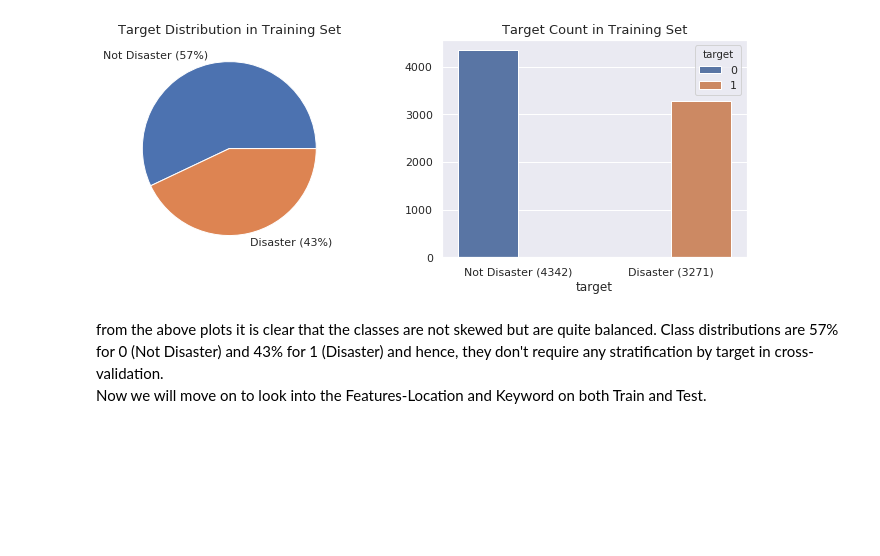
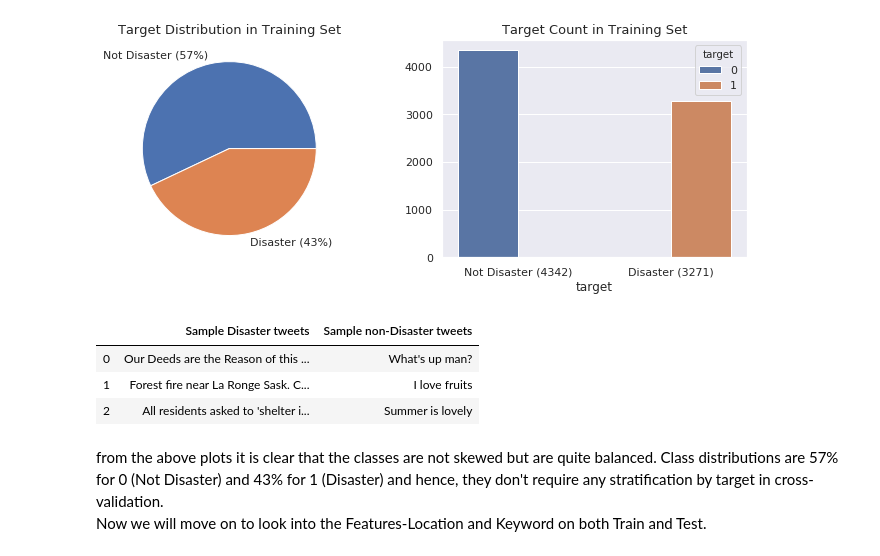
Before and after one commit to vaishali-vcs/DisasterTweets, a Jupyter notebook: 1.DataAnalysis.ipynb, the cells around one changed output. Saved outputs shown, nothing was run; the diff lists cells and outputs as text; code cells hidden in the pictures; blank space fills up the shorter version.

```diff
--- a/1.DataAnalysis.ipynb
+++ b/1.DataAnalysis.ipynb
@@ -70,6 +70,16 @@ axes[1].set_title('Target Count in Training Set', fontsize=13)
 # %% [output]
 Text(0.5, 1.0, 'Target Count in Training Set')
 [figure]
+# %%
+pd.set_option('display.max_colwidth', 0)
+pd.DataFrame(zip(df_train[df_train.target==1]["text"][:3],
+                      df_train[df_train.target==0]["text"][:3]),
+             columns=[ "Sample Disaster tweets", 'Sample non-Disaster tweets']).loc[:, ["Sample Disaster tweets","Sample non-Disaster tweets"]]
+# %% [output]
+|  | Sample Disaster tweets | Sample non-Disaster tweets |
+| 0 | Our Deeds are the Reason of this ... | What's up man? |
+| 1 | Forest fire near La Ronge Sask. C... | I love fruits |
+| 2 | All residents asked to 'shelter i... | Summer is lovely |
 # %% [markdown]
 from the above plots it is clear that the classes are not skewed but are quite balanced.
 Class distributions are 57% for 0 (Not Disaster) and 43% for 1 (Disaster) and hence, they don't require any stratification by target in cross-validation.
```
Also changed, not shown: 4 other files.
